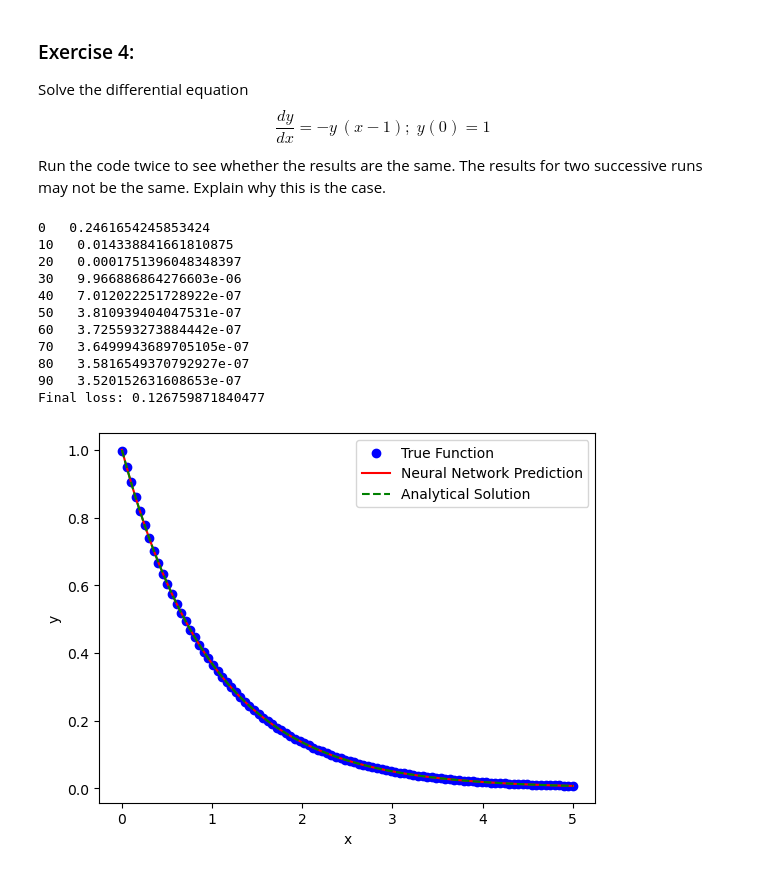
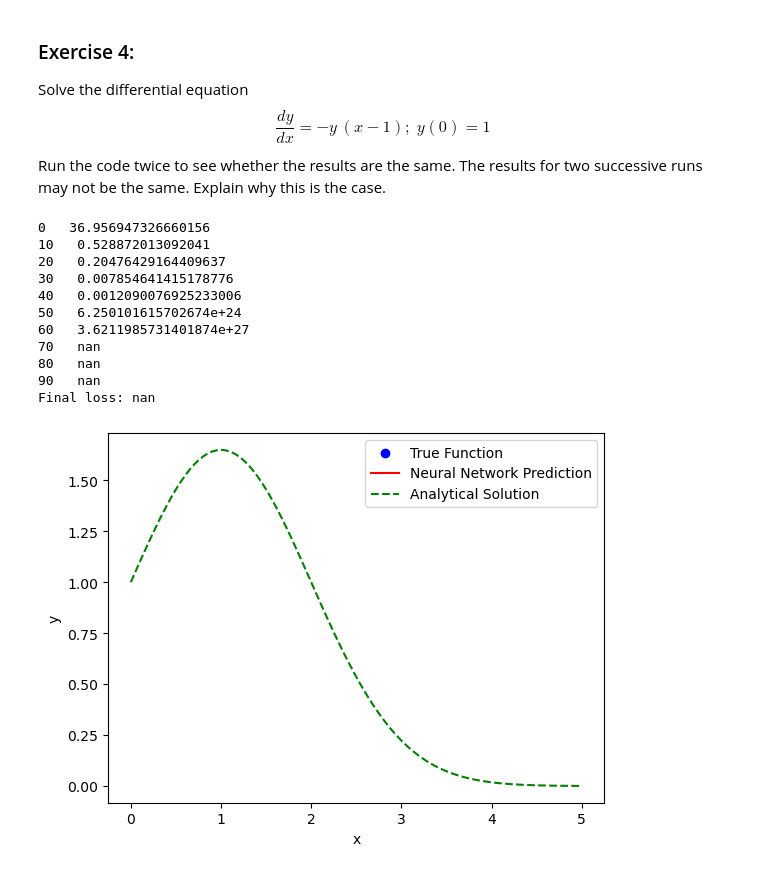
Before and after one commit to JakobSchauser/MscPhysics, a Jupyter notebook: ComputationalAstrophysics/6 Neural Networks/1dregression.ipynb, the cells around one changed output. Drawn from its saved outputs; the diff is of its cells as text; code cells hidden in the pictures.

```diff
--- a/ComputationalAstrophysics/6 Neural Networks/1dregression.ipynb
+++ b/ComputationalAstrophysics/6 Neural Networks/1dregression.ipynb
@@ -62,64 +62,77 @@ criterion = nn.MSELoss()
 optimizer = optim.LBFGS(net.parameters(), lr=0.01)
 
 
+
+
+def getout(x, net):
+    return 1 + x * net(x)
+    # return net(x)
+
 def true_function(x, net):
-    y = net(x)
-    # if y.grad is None:
-    #     h = 0.001
-    #     dydx = (net(x + h) - y) / h
-    #     print("x.grad is None")
+    h = 0.001
+    dydx = (getout(x+h, net) - getout(x, net)) / h
+
+    # if x.grad is None:
+    #     dydx = torch.autograd.grad(y, x, grad_outputs=torch.ones_like(y), create_graph=True)[0]
     # else:
-    #     dydx = y.grad
-    if x.grad is None:
-        dydx = torch.autograd.grad(y, x, grad_outputs=torch.ones_like(y), create_graph=True)[0]
-    else:
-        dydx = x.grad
+    #     dydx = x.grad
 
     return -dydx
+
+def true_function2(x, net):
+    h = 0.001
+    dydx = (getout(x+h, net) - getout(x, net)) / h
+    return -dydx/(x-1)
+
+
+diff_eq = true_function2
+
+analytical = np.exp(-x) if (diff_eq == true_function) else lambda x: np.exp(x-x*x/2)
 
 # Training loop
 for i in range(100):
     def closure():
         optimizer.zero_grad()
-        outputs = net(x)
-        y = true_function(x, net)
-        loss = criterion(outputs, y) + torch.square(net(torch.tensor([0.])) - torch.tensor( [1.]))/10.
+        # outputs = net(x)
+        outputs = getout(x, net)
+        y = diff_eq(x, net)
+        loss = criterion(outputs, y) #+ torch.square(net(torch.tensor([0.])) - torch.tensor( [1.]))/10.
         loss.backward(retain_graph=True)
         return loss
 
     loss=optimizer.step(closure)
 
     if(i%10==0):
       print(i," ",loss.item())
 # Print the final loss
 
-y = true_function(x, net).detach()
+y = diff_eq(x, net).detach()
 
 with torch.no_grad():
-    outputs = net(x)
+    outputs = getout(x, net)
     loss = criterion(outputs, y.unsqueeze(-1))
 
 print(f'Final loss: {loss.item()}')
 
 x = x.detach().numpy()
 # Plot the results
 plt.scatter(x, y.detach().numpy(), label='True Function', color='blue')
-plt.plot(x, outputs.numpy(), label='Neural Network Prediction', color='red')
-plt.plot(x, np.exp(-x), '--', label='Analytical Solution', color='green')
+plt.plot(x,  outputs.detach().numpy(), label='Neural Network Prediction', color='red')
+plt.plot(x, analytical(x), '--', label='Analytical Solution', color='green')
 plt.xlabel('x')
 plt.ylabel('y')
 plt.legend()
 plt.show()
 # %% [output]
-0   0.2461654245853424
-10   0.014338841661810875
-20   0.0001751396048348397
-30   9.966886864276603e-06
-40   7.012022251728922e-07
-50   3.810939404047531e-07
-60   3.725593273884442e-07
-70   3.6499943689705105e-07
-80   3.5816549370792927e-07
-90   3.520152631608653e-07
-Final loss: 0.126759871840477
+0   36.956947326660156
+10   0.528872013092041
+20   0.20476429164409637
+30   0.007854641415178776
+40   0.0012090076925233006
+50   6.250101615702674e+24
+60   3.6211985731401874e+27
+70   nan
+80   nan
+90   nan
+Final loss: nan
-[figure, old version]
+[figure, new version]
```
